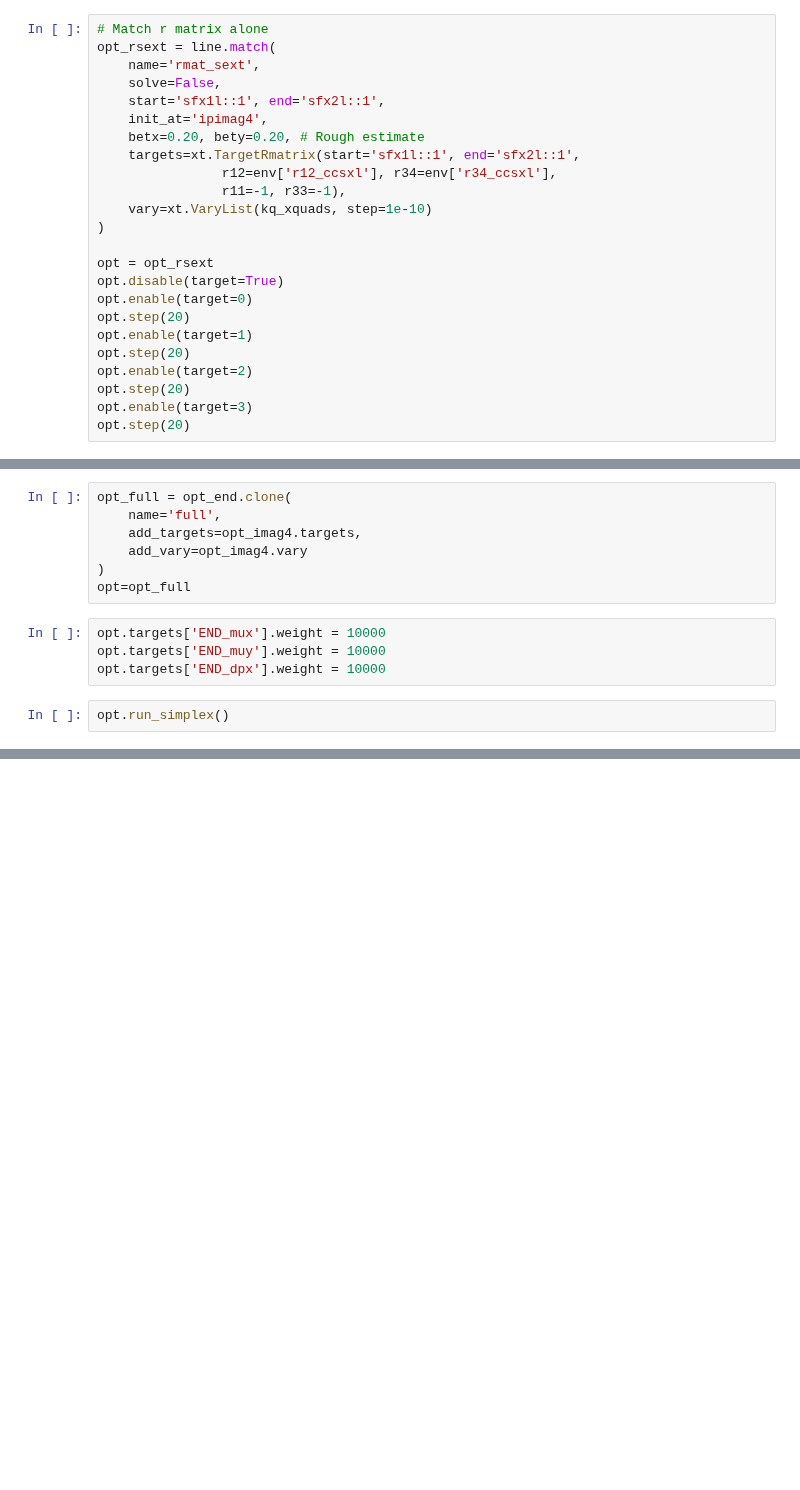
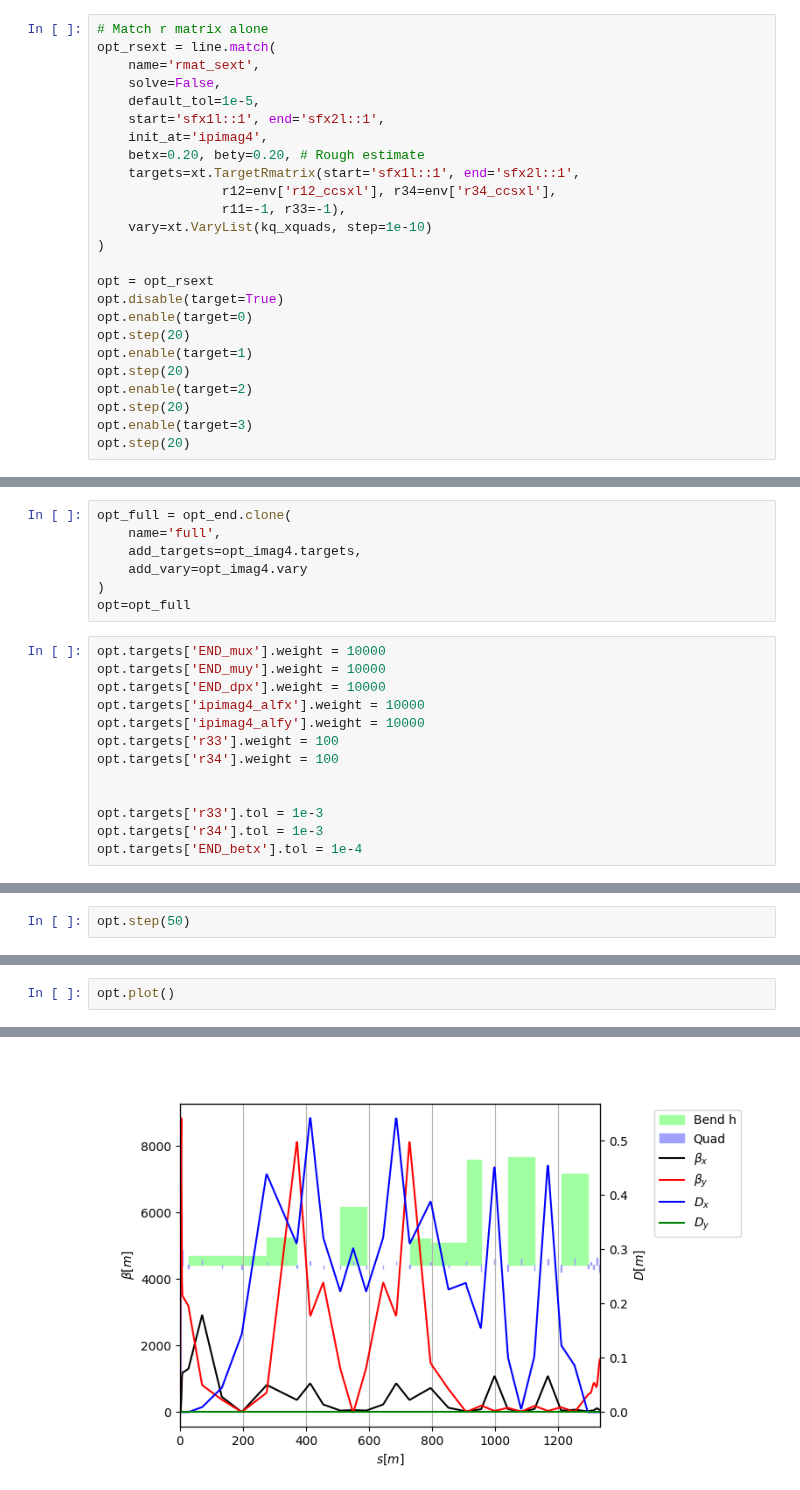
Before and after one commit to giadarol/fcc_92, a Jupyter notebook: 003_tutorial/notebook_03_match_ff_ccs_x_left.ipynb, the cells around one changed output, grey strips where cells are left out. Drawn from its saved outputs; the diff is of its cells as text; blank space fills up the shorter version.

```diff
--- a/003_tutorial/notebook_03_match_ff_ccs_x_left.ipynb
+++ b/003_tutorial/notebook_03_match_ff_ccs_x_left.ipynb
@@ -110,6 +111,7 @@ pp.ylim(left_lo=0, left_hi=10000)
 opt_rsext = line.match(
     name='rmat_sext',
     solve=False,
+    default_tol=1e-5,
     start='sfx1l::1', end='sfx2l::1',
     init_at='ipimag4',
     betx=0.20, bety=0.20, # Rough estimate
@@ -306,5 +296,12 @@ opt=opt_full
 opt.targets['END_mux'].weight = 10000
 opt.targets['END_muy'].weight = 10000
 opt.targets['END_dpx'].weight = 10000
+opt.targets['ipimag4_alfx'].weight = 10000
+opt.targets['ipimag4_alfy'].weight = 10000
+opt.targets['r33'].weight = 100
+opt.targets['r34'].weight = 100
+
+
+opt.targets['r33'].tol = 1e-3
+opt.targets['r34'].tol = 1e-3
+opt.targets['END_betx'].tol = 1e-4
-# %%
-opt.run_simplex()
@@ -349,0 +308,2 @@ Matching: model call n. 23840 penalty = 7.843e-06
+# %%
+opt.step(50)
@@ -349,0 +329,3 @@ Matching: model call n. 23840 penalty = 7.843e-06
+# %%
+opt.plot()
+# %% [output]
@@ -349,0 +333 @@ Matching: model call n. 23840 penalty = 7.843e-06
+[figure, added]
```
Also changed, not shown: parts of 23 cells of this notebook, 2 other files.
